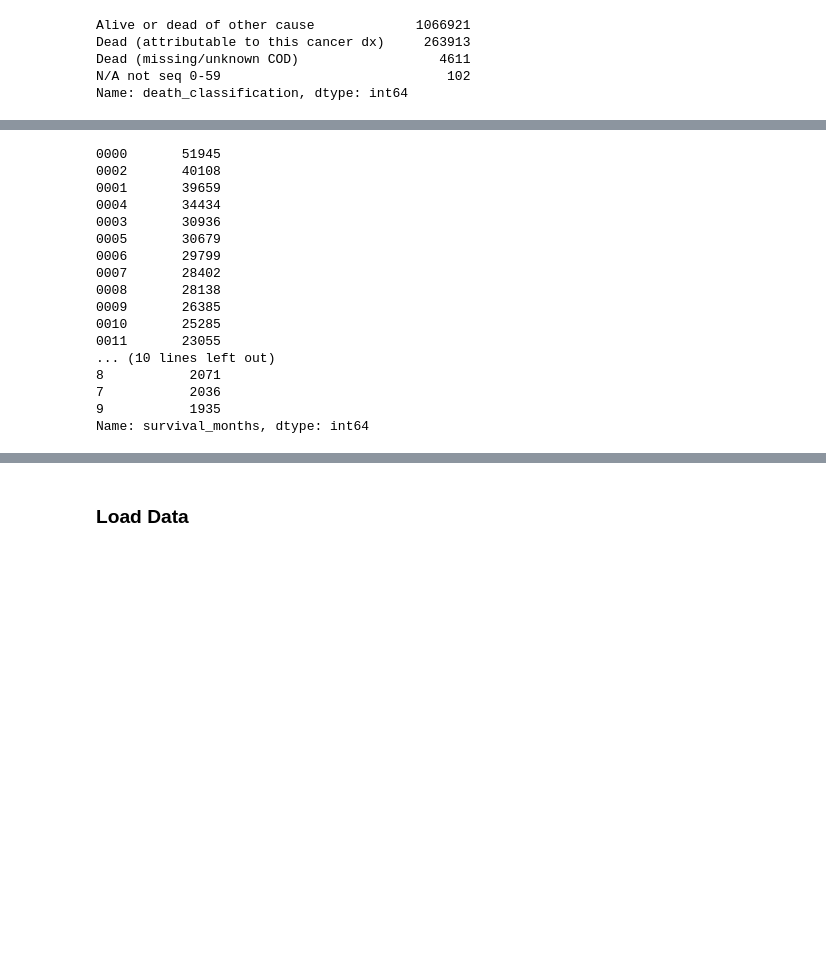
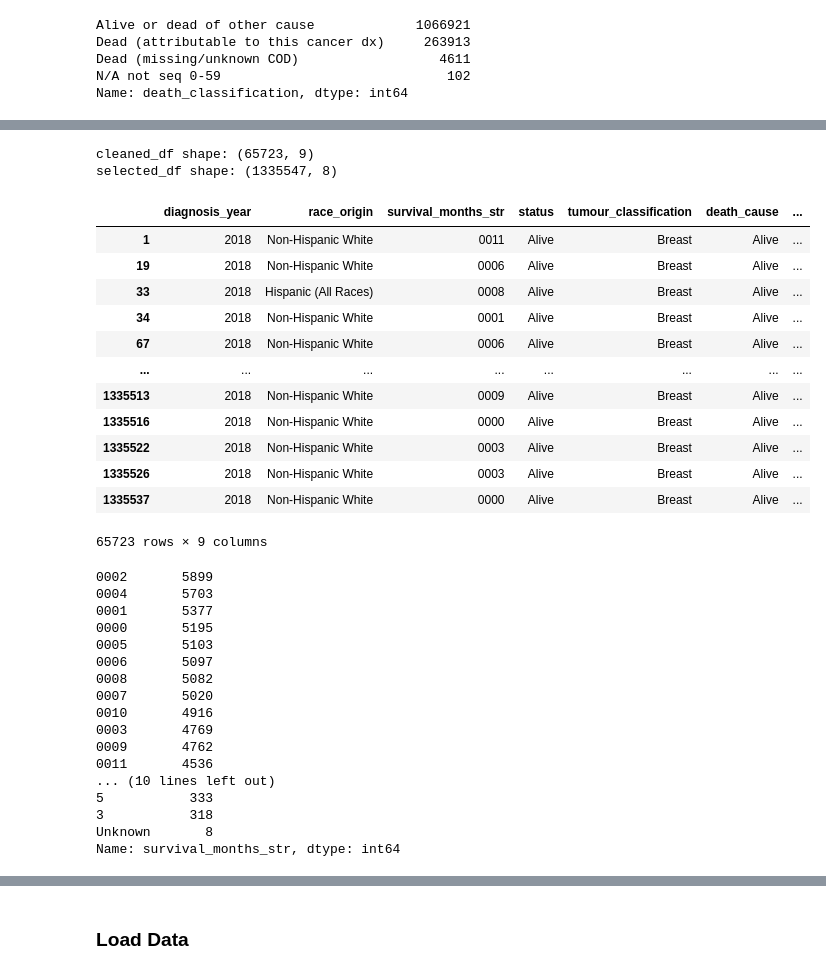
Before and after one commit to akankshakukhraniya/CancerData-Analysis-FinalProject, a Jupyter notebook: ETL/ETL_cdc.ipynb, the cells around one changed output, grey strips where cells are left out. Saved outputs shown, nothing was run; the diff lists cells and outputs as text; code cells hidden in the pictures; blank space fills up the shorter version.

```diff
--- a/ETL/ETL_cdc.ipynb
+++ b/ETL/ETL_cdc.ipynb
@@ -224,24 +206,49 @@ Name: tumor_size, dtype: int64
+# %%
+# cleaned_df = cleaned_df[cleaned_df.tumor_size != '1022']
+cleaned_df = cleaned_df.loc[cleaned_df.diagnosis_year == 2018 ]
+cleaned_df = cleaned_df.loc[cleaned_df.tumour_classification == 'Breast' ]
+# print(f"cleaned_df size: {len(cleaned_df.index)}")
+print(f"cleaned_df shape: {cleaned_df.shape}")
+# print(f"selected_df size: {len(selected_df.index)}")
+print(f"selected_df shape: {selected_df.shape}")
+cleaned_df
+# %% [output]
+cleaned_df shape: (65723, 9)
+selected_df shape: (1335547, 8)
+|  | diagnosis_year | race_origin | survival_months_str | status | tumour_classification | death_cause | ... |
+| 1 | 2018 | Non-Hispanic White | 0011 | Alive | Breast | Alive | ... |
+| 19 | 2018 | Non-Hispanic White | 0006 | Alive | Breast | Alive | ... |
+| 33 | 2018 | Hispanic (All Races) | 0008 | Alive | Breast | Alive | ... |
+| 34 | 2018 | Non-Hispanic White | 0001 | Alive | Breast | Alive | ... |
+| 67 | 2018 | Non-Hispanic White | 0006 | Alive | Breast | Alive | ... |
+| ... | ... | ... | ... | ... | ... | ... | ... |
+| 1335513 | 2018 | Non-Hispanic White | 0009 | Alive | Breast | Alive | ... |
+| 1335516 | 2018 | Non-Hispanic White | 0000 | Alive | Breast | Alive | ... |
+| 1335522 | 2018 | Non-Hispanic White | 0003 | Alive | Breast | Alive | ... |
+| 1335526 | 2018 | Non-Hispanic White | 0003 | Alive | Breast | Alive | ... |
+| 1335537 | 2018 | Non-Hispanic White | 0000 | Alive | Breast | Alive | ... |
+65723 rows × 9 columns
 # %%
 # Display an overview of the survival_months column
-cleaned_df['survival_months'].value_counts()
+cleaned_df['survival_months_str'].value_counts()
 # %% [output]
-0000       51945
-0002       40108
-0001       39659
-0004       34434
-0003       30936
-0005       30679
-0006       29799
-0007       28402
-0008       28138
-0009       26385
-0010       25285
-0011       23055
+0002       5899
+0004       5703
+0001       5377
+0000       5195
+0005       5103
+0006       5097
+0008       5082
+0007       5020
+0010       4916
+0003       4769
+0009       4762
+0011       4536
 ... (10 lines left out)
-8           2071
-7           2036
-9           1935
-Name: survival_months, dtype: int64
+5           333
+3           318
+Unknown       8
+Name: survival_months_str, dtype: int64
 # %%
 # Replace 'Unknown' with '9999'
 tmp_df = cleaned_df.copy()
```
Also changed, not shown: parts of 16 cells of this notebook, 12 other files.
